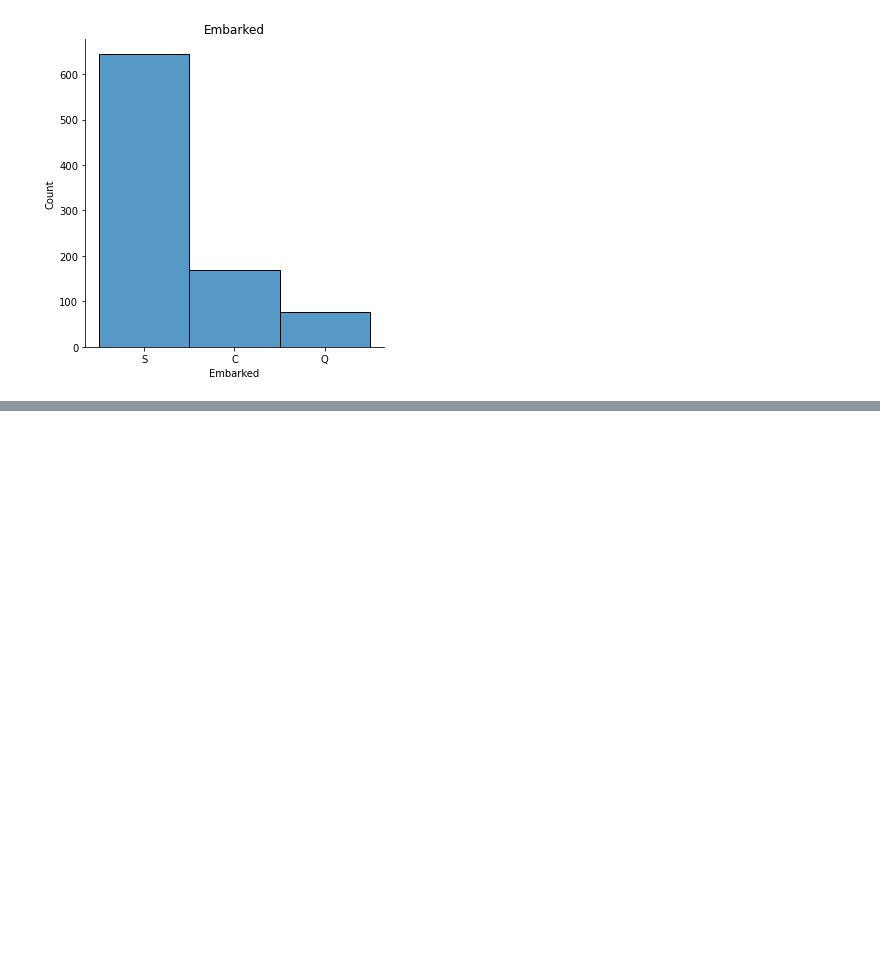
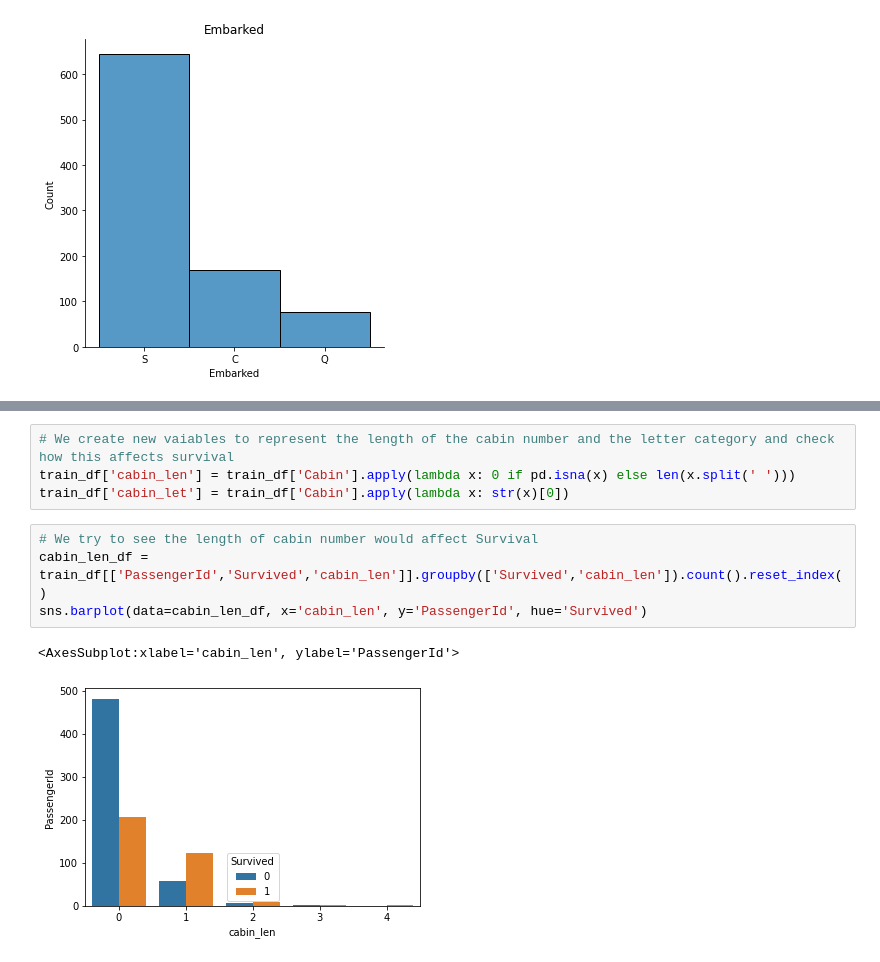
Before and after one commit to iwutung/Titanic-Machine-Learning-from-Disaster, a Jupyter notebook: Titanic-notebook.ipynb, the cells around one changed output, grey strips where cells are left out. Drawn from its saved outputs; the diff is of its cells as text; blank space fills up the shorter version.

```diff
--- a/Titanic-notebook.ipynb
+++ b/Titanic-notebook.ipynb
@@ -166,0 +159,11 @@ plt.show()
+# %%
+# We create new vaiables to represent the length of the cabin number and the letter category and check how this affects survival
+train_df['cabin_len'] = train_df['Cabin'].apply(lambda x: 0 if pd.isna(x) else len(x.split(' ')))
+train_df['cabin_let'] = train_df['Cabin'].apply(lambda x: str(x)[0])
+# %%
+# We try to see the length of cabin number would affect Survival
+cabin_len_df = train_df[['PassengerId','Survived','cabin_len']].groupby(['Survived','cabin_len']).count().reset_index()
+sns.barplot(data=cabin_len_df, x='cabin_len', y='PassengerId', hue='Survived')
+# %% [output]
+<AxesSubplot:xlabel='cabin_len', ylabel='PassengerId'>
+[figure, added]
```
Also changed, not shown: parts of 14 cells of this notebook.
